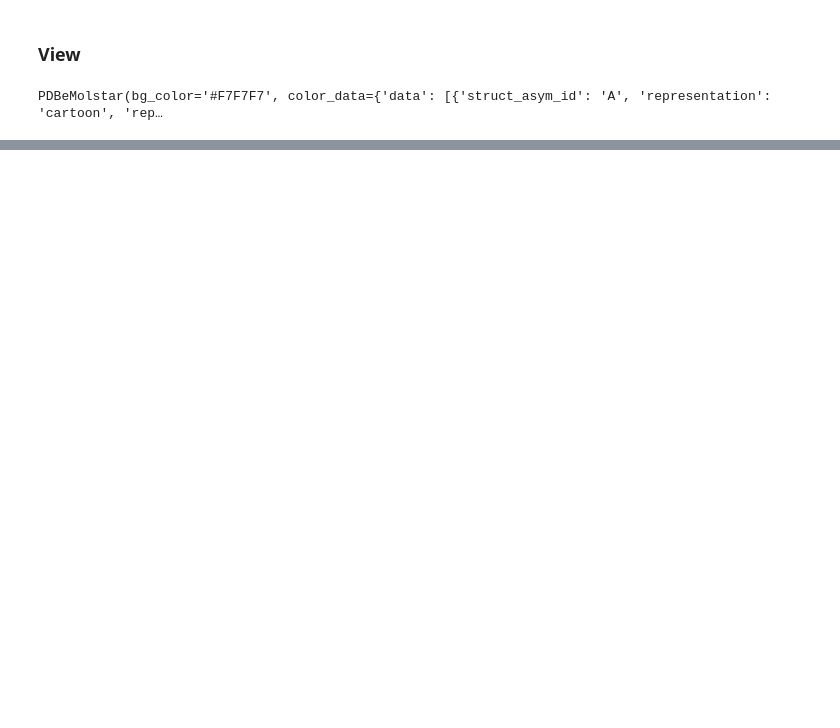
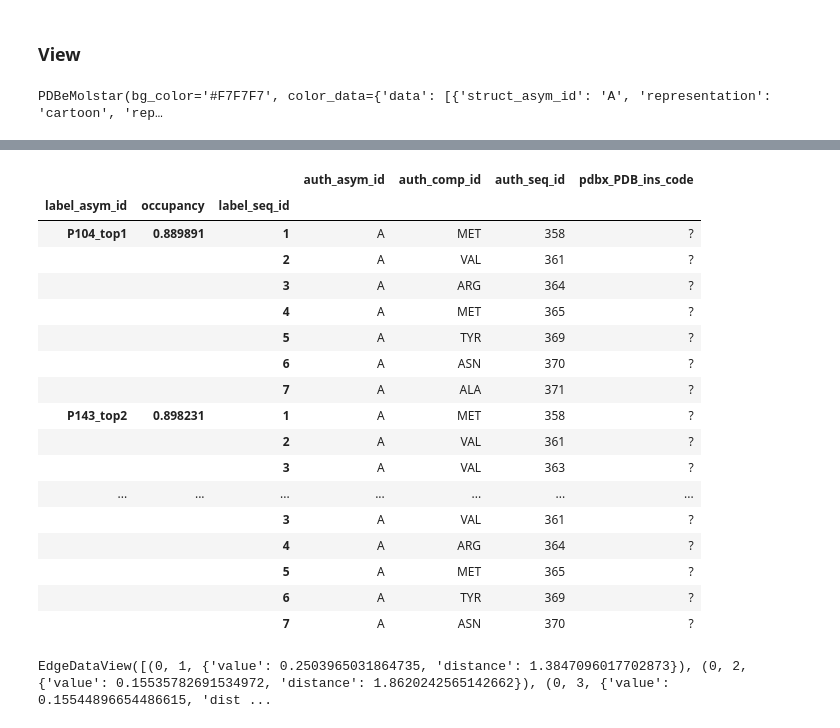
Before and after one commit to frannerin/AlloPockets, a Jupyter notebook: predict_advanced.ipynb, the cells around one changed output, grey strips where cells are left out. Cells and saved outputs as stored; diff of their text form; code cells hidden in the pictures; blank space fills up the shorter version.

Commit message:
Added networks and pathways to notebooks

```diff
--- a/predict_advanced.ipynb
+++ b/predict_advanced.ipynb
@@ -421,0 +428,8 @@ PDBeMolstar(bg_color='#F7F7F7', color_data={'data': [{'struct_asym_id': 'A', 're
+# %%
+paths, G = get_pathways(
+    clean_pdb.entry_id,
+    pathways="correlationplus", # or 'prs'
+    source_pocket="pocket2",
+    pathway_dist_threshold=20,
+    top_pathways=10
+)
@@ -421,0 +442,33 @@ PDBeMolstar(bg_color='#F7F7F7', color_data={'data': [{'struct_asym_id': 'A', 're
+# %%
+# The pathway number and rank is stored in 'label_asym_id',
+# the order of the residues in the pathway in 'label_seq_id',
+# and the path length (lower "better") in 'occupancy'
+paths.set_index(
+    ["label_asym_id", "occupancy", "label_seq_id"]
+)[
+    ["auth_asym_id", "auth_comp_id", "auth_seq_id", 'pdbx_PDB_ins_code']
+]
+# %% [output]
+|  |  |  | auth_asym_id | auth_comp_id | auth_seq_id | pdbx_PDB_ins_code |
+| label_asym_id | occupancy | label_seq_id |  |  |  |  |
+| P104_top1 | 0.889891 | 1 | A | MET | 358 | ? |
+|  |  | 2 | A | VAL | 361 | ? |
+|  |  | 3 | A | ARG | 364 | ? |
+|  |  | 4 | A | MET | 365 | ? |
+|  |  | 5 | A | TYR | 369 | ? |
+|  |  | 6 | A | ASN | 370 | ? |
+|  |  | 7 | A | ALA | 371 | ? |
+| P143_top2 | 0.898231 | 1 | A | MET | 358 | ? |
+|  |  | 2 | A | VAL | 361 | ? |
+|  |  | 3 | A | VAL | 363 | ? |
+| ... | ... | ... | ... | ... | ... | ... |
+|  |  | 3 | A | VAL | 361 | ? |
+|  |  | 4 | A | ARG | 364 | ? |
+|  |  | 5 | A | MET | 365 | ? |
+|  |  | 6 | A | TYR | 369 | ? |
+|  |  | 7 | A | ASN | 370 | ? |
+# %%
+# The function also returns the NetworkX Graph, storing in each edge the crosscorrelation 'value' calculated by correlationplus (higher is "more important"), and its transformation to a distance (shorter/lower is "more important")
+G.edges(data=True)
+# %% [output]
+EdgeDataView([(0, 1, {'value': 0.2503965031864735, 'distance': 1.3847096017702873}), (0, 2, {'value': 0.15535782691534972, 'distance': 1.8620242565142662}), (0, 3, {'value': 0.15544896654486615, 'dist ...
```
Also changed, not shown: parts of 11 cells of this notebook, 4 other files.
